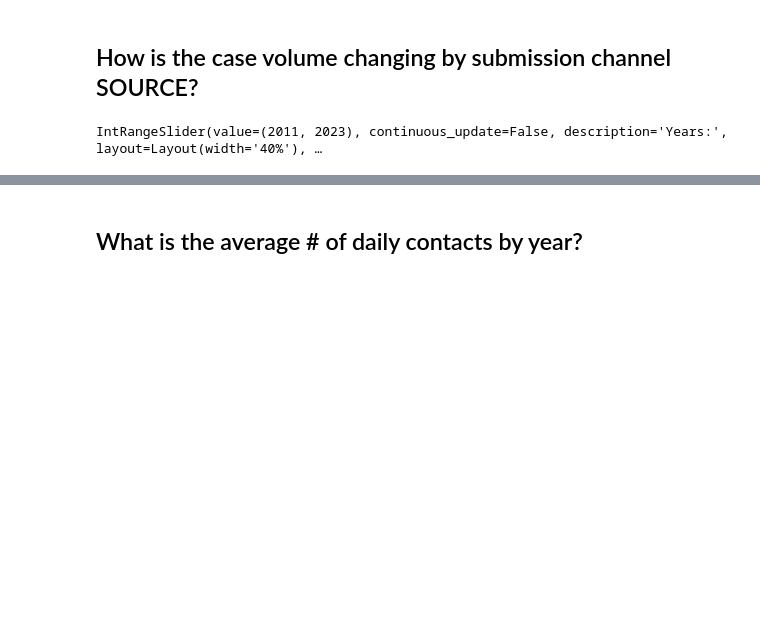
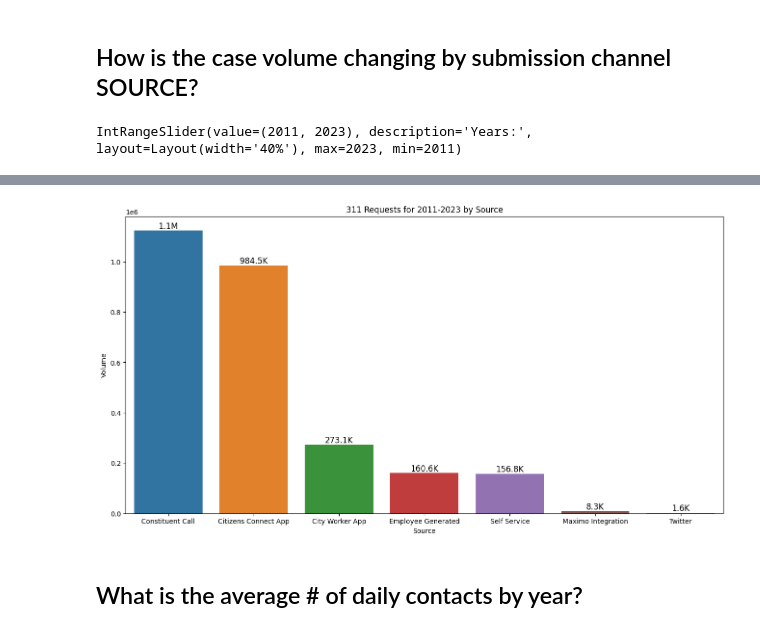
Before and after one commit to Laerk23/CS506-311ServiceTracker, a Jupyter notebook: fa23-team-d/notebooks/base-questions.ipynb, the cells around one changed output, grey strips where cells are left out. Drawn from its saved outputs; the diff is of its cells as text; code cells hidden in the pictures; blank space fills up the shorter version.

```diff
--- a/fa23-team-d/notebooks/base-questions.ipynb
+++ b/fa23-team-d/notebooks/base-questions.ipynb
@@ -58,3 +60,7 @@ df['closed_dt'] = pd.to_datetime(df['closed_dt'],format='%Y-%m-%d %H:%M:%S')
+# %%
+year_range = df.open_dt.dt.year.agg(['min','max'])
+year_min = year_range['min']
+year_max = year_range['max']
 # %% [markdown]
 # Base Questions
 # %% [markdown]
@@ -106,25 +103,20 @@ df.loc[df.neighborhood == ' ','neighborhood'] = 'No Neighborhood'
 # %% [markdown]
 ## How is the case volume changing by submission channel SOURCE?
 # %%
-year_range = df.open_dt.dt.year.agg(['min','max'])
-year_slider = widgets.IntRangeSlider(
-    value=[year_range['min'], year_range['max']],
-    min=year_range['min'],
-    max=year_range['max'],
+year_slider_source = widgets.IntRangeSlider(
+    value=[year_min,year_max],
+    min=year_min,
+    max=year_max,
     step=1,
     description='Years:',
-    disabled=False,
-    continuous_update=False,
-    orientation='horizontal',
-    readout=True,
-    readout_format='d',
     layout=widgets.Layout(width='40%')
 )
 
-plot_button = widgets.Button(description='Plot')
+plot_button_source = widgets.Button(description='Plot')
 
-def plot():
-    years = year_slider.value
+
+def plot_by_source():
+    years = year_slider_source.value
     filtered = df[df.open_dt.dt.year.between(years[0],years[1])]
 
     fig = sns.countplot(data=filtered, x='source',order=filtered['source'].value_counts().index)
@@ -133,25 +125,24 @@ def plot():
     fig.set(xlabel='Source',ylabel='Volume')
 
     if years[0] == years[1]:
-        plt.title(f'311 Requests by Source for {years[0]} by source')
+        plt.title(f'311 Requests for {years[0]} by Source')
     else:
-        plt.title(f'311 Requests by Source for {years[0]}-{years[1]} by source')
+        plt.title(f'311 Requests for {years[0]}-{years[1]} by Source')
 
     plt.show()
 
-def on_button_clicked(b):
-    with output:
-        output.clear_output()
-        plot()
 
-output = widgets.Output()
-plot_button.on_click(on_button_clicked)
 
-display(year_slider)
-display(plot_button)
-display(output)
 
-plot_button.click()
+
+def button_click_source(b):
+    clear_output(wait=True)
+    display(year_slider_source)
+    display(plot_button_source)
+    plot_by_source()
+
+plot_button_source.on_click(button_click_source)
+plot_button_source.click()
 # %% [output]
-IntRangeSlider(value=(2011, 2023), continuous_update=False, description='Years:', layout=Layout(width='40%'), …
+IntRangeSlider(value=(2011, 2023), description='Years:', layout=Layout(width='40%'), max=2023, min=2011)
 [interactive output not drawn]
@@ -159,3 +149,4 @@ IntRangeSlider(value=(2011, 2023), continuous_update=False, description='Years:'
+[figure, added]
 # %% [markdown]
 ## What is the average # of daily contacts by year?
 # %%
```
Also changed, not shown: parts of 11 cells of this notebook.
